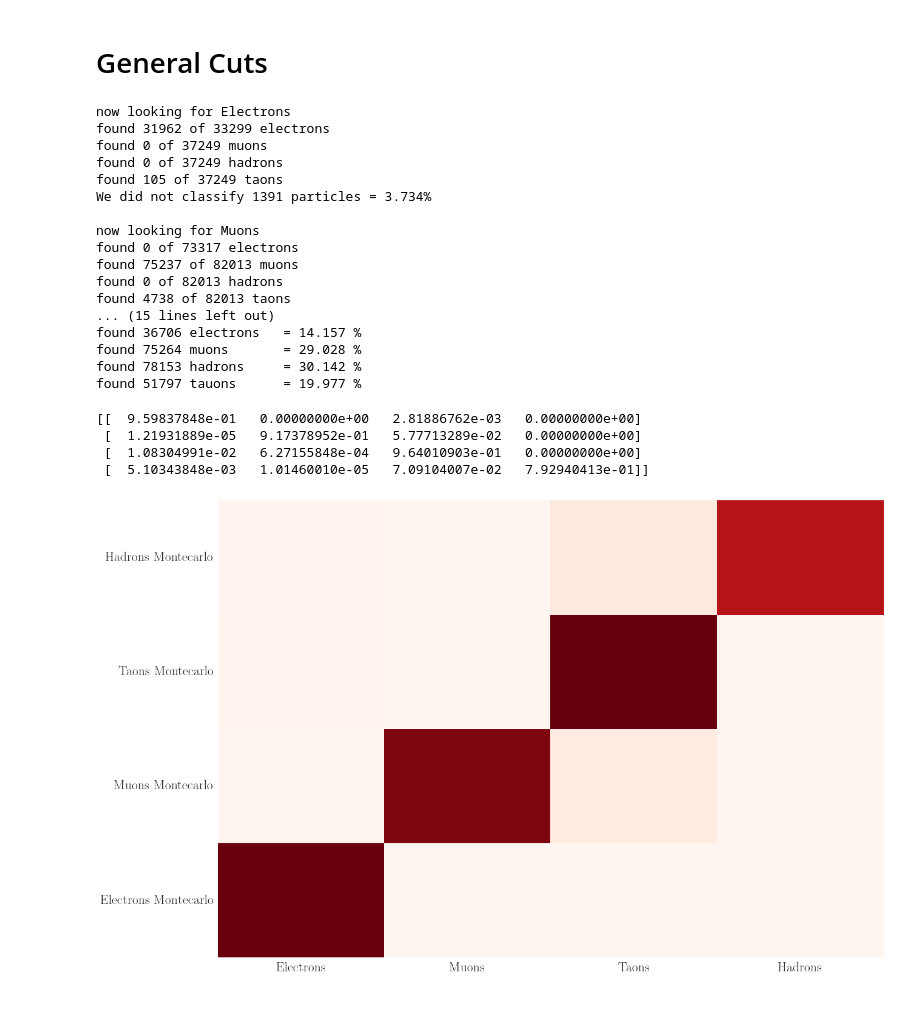
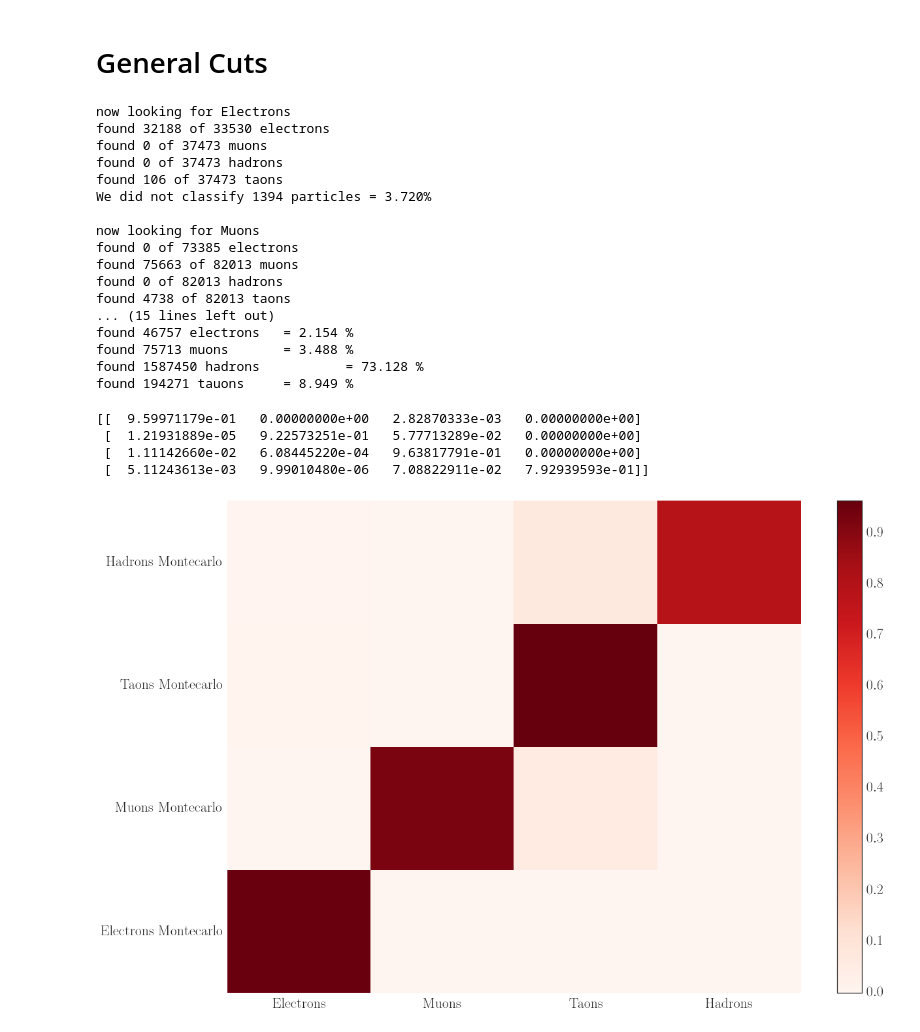
Before and after one commit to Bondzio/fp, a Jupyter notebook: Z0/analysis/Montecarlo_data.ipynb, the cells around one changed output. Saved outputs shown, nothing was run; the diff lists cells and outputs as text; code cells hidden in the pictures; blank space fills up the shorter version.

```diff
--- a/Z0/analysis/Montecarlo_data.ipynb
+++ b/Z0/analysis/Montecarlo_data.ipynb
@@ -245,7 +317,7 @@ for u_i,u in enumerate(ff):
 
     # Muons
     c_mm = rest * (u["Pcharged"] >= 80)*(u["Pcharged"] <= 100)\
-                * (u["E_ecal"] >= 1)*(u["E_ecal"] <= 20)\
+                * (u["E_ecal"] >= 0)*(u["E_ecal"] <= 20)\
                 * (u["Ncharged"] >= 1)*(u["Ncharged"] <= 10)
     rest = np.invert(c_mm)*rest
     print("found %d of %d muons"%(sum(c_mm),len(u)))
@@ -272,41 +344,41 @@ for u_i,u in enumerate(ff):
 
 all_len = sum(len(u) for u in ff)
 print("found %d electrons \t= %.3f %%"%((all_ee),100*(all_ee)/all_len))
-print("found %d muons \t= %.3f %%"%((all_mm),100*(all_mm)/all_len))
-print("found %d hadrons \t= %.3f %%"%((all_qq),100*(all_qq)/all_len))
-print("found %d tauons \t= %.3f %%"%((all_tt),100*(all_tt)/all_len))
+print("found %d muons     \t= %.3f %%"%((all_mm),100*(all_mm)/all_len))
+print("found %d hadrons   \t= %.3f %%"%((all_qq),100*(all_qq)/all_len))
+print("found %d tauons    \t= %.3f %%"%((all_tt),100*(all_tt)/all_len))
 # %% [output]
 now looking for Electrons
-found 31962 of 33299 electrons
-found 0 of 37249 muons
-found 0 of 37249 hadrons
-found 105 of 37249 taons
-We did not classify 1391 particles = 3.734%
+found 32188 of 33530 electrons
+found 0 of 37473 muons
+found 0 of 37473 hadrons
+found 106 of 37473 taons
+We did not classify 1394 particles = 3.720%
 
 now looking for Muons
-found 0 of 73317 electrons
-found 75237 of 82013 muons
+found 0 of 73385 electrons
+found 75663 of 82013 muons
 found 0 of 82013 hadrons
 found 4738 of 82013 taons
 ... (15 lines left out)
-found 36706 electrons   = 14.157 %
-found 75264 muons       = 29.028 %
-found 78153 hadrons     = 30.142 %
-found 51797 tauons      = 19.977 %
+found 46757 electrons   = 2.154 %
+found 75713 muons       = 3.488 %
+found 1587450 hadrons           = 73.128 %
+found 194271 tauons     = 8.949 %
 # %%
 print(C_eff)
-f, ax1 = plt.subplots(1, 1)
+fig, ax1 = plt.subplots(1, 1)
 
 ppl.pcolormesh(fig, ax1, C_eff,
                xticklabels=chars,
                yticklabels=[k + " Montecarlo" for k in chars])
 plt.show()
 # %% [output]
-[[  9.59837848e-01   0.00000000e+00   2.81886762e-03   0.00000000e+00]
- [  1.21931889e-05   9.17378952e-01   5.77713289e-02   0.00000000e+00]
- [  1.08304991e-02   6.27155848e-04   9.64010903e-01   0.00000000e+00]
- [  5.10343848e-03   1.01460010e-05   7.09104007e-02   7.92940413e-01]]
+[[  9.59971179e-01   0.00000000e+00   2.82870333e-03   0.00000000e+00]
+ [  1.21931889e-05   9.22573251e-01   5.77713289e-02   0.00000000e+00]
+ [  1.11142660e-02   6.08445220e-04   9.63817791e-01   0.00000000e+00]
+ [  5.11243613e-03   9.99010480e-06   7.08822911e-02   7.92939593e-01]]
-[figure, old version]
+[figure, new version]
 # %%
 print(inverse(C_eff))
 np.save("data/C_eff.npy",C_eff)
```
Also changed, not shown: parts of 11 cells of this notebook, 8 other files.
